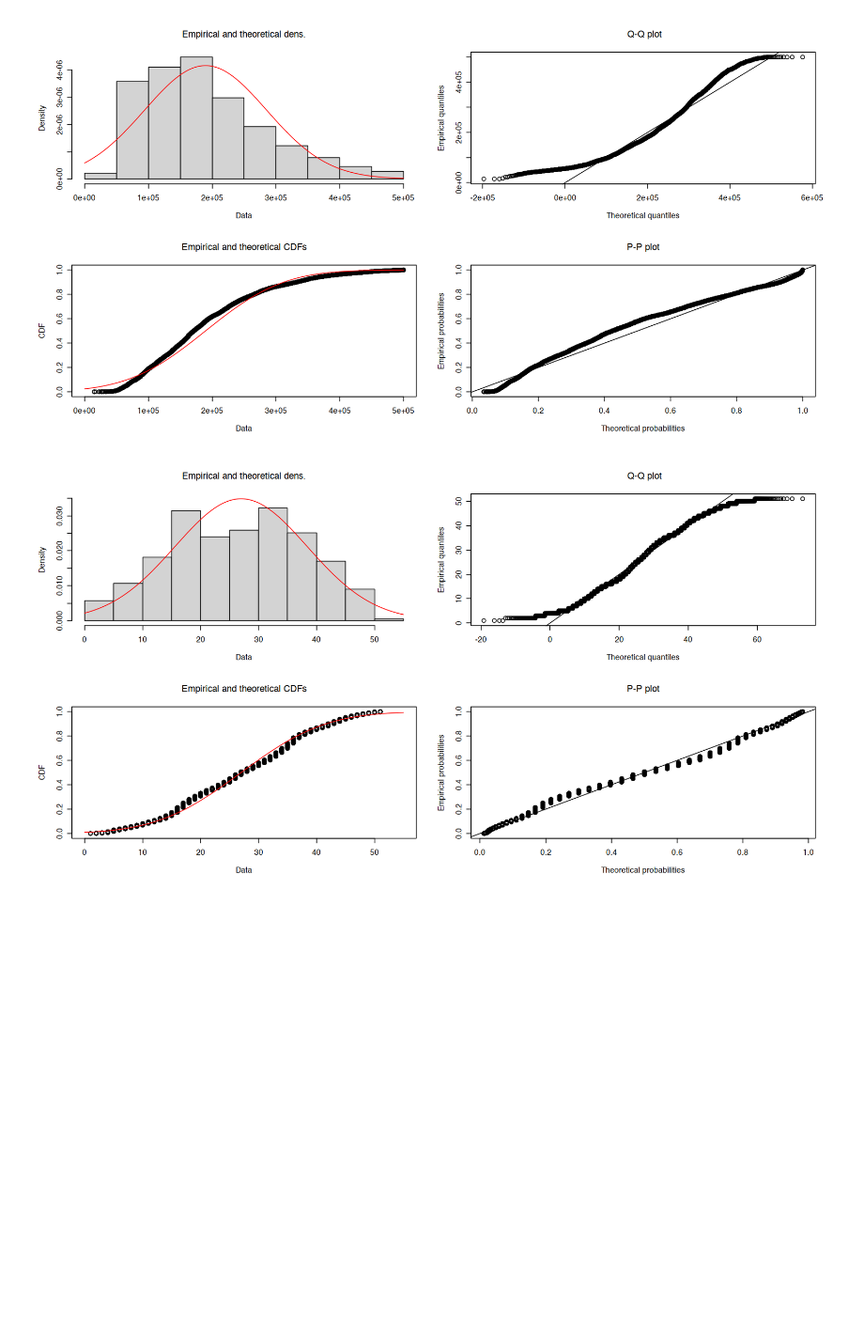
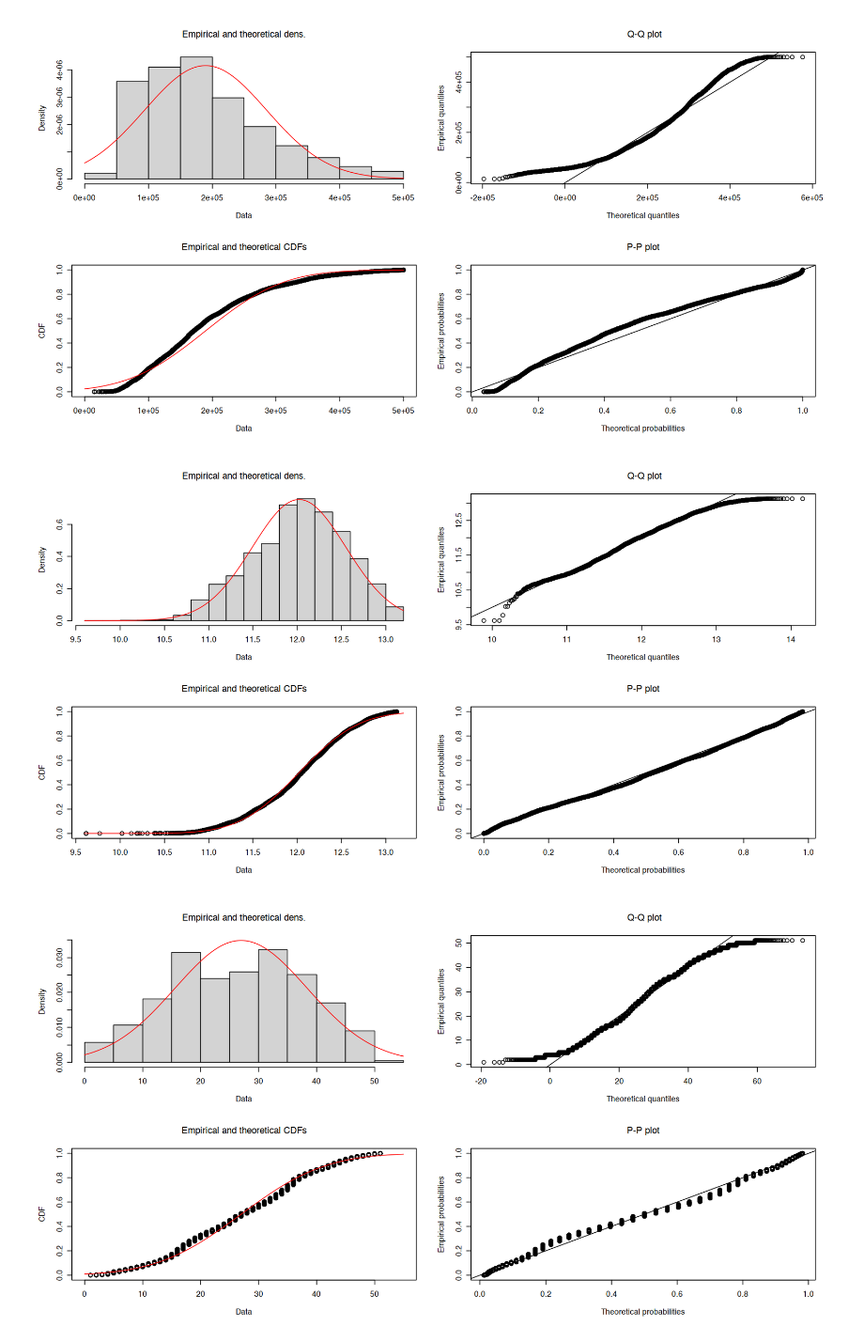
Before and after one commit to abdoulsn/projets, a Jupyter notebook: projet_methodstats.ipynb, the cells around one changed output. Shown: that part at 94% size. Drawn from its saved outputs; the diff is of its cells as text; code cells hidden in the pictures; blank space fills up the shorter version.

```diff
--- a/projet_methodstats.ipynb
+++ b/projet_methodstats.ipynb
@@ -181,6 +186,10 @@ normal_dist_age = fitdist(X2, "norm")
 plot(normal_dist_price)
 # %% [output]
 [figure]
+# %%
+plot(normal_dist_logprice)
+# %% [output]
+[figure, added]
 # %%
 plot(normal_dist_age)
 # %% [output]
```
Also changed, not shown: parts of 5 cells of this notebook.
